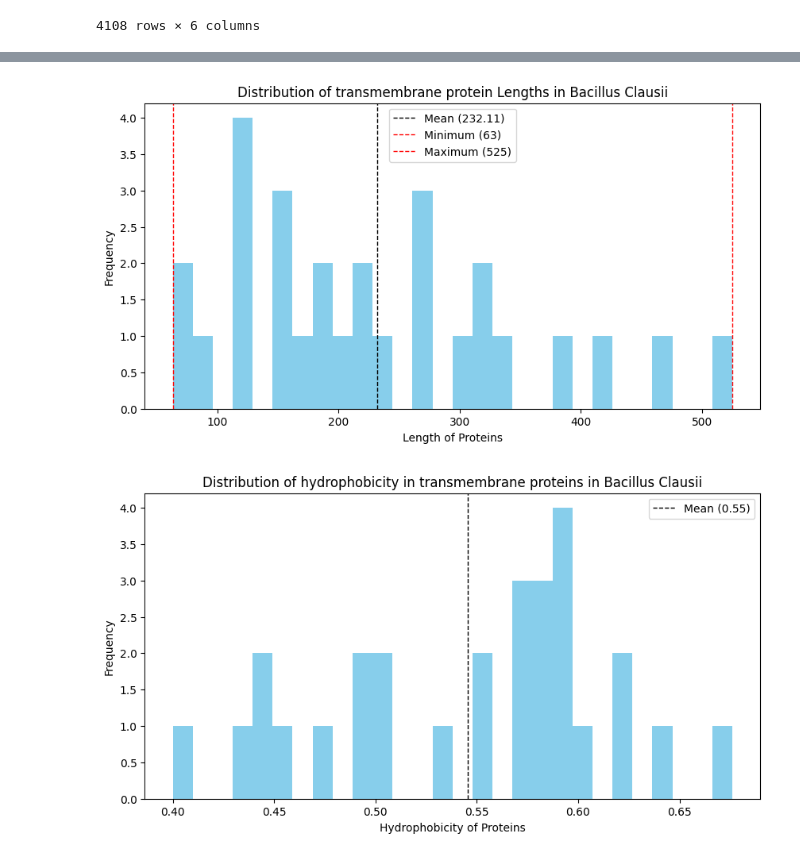
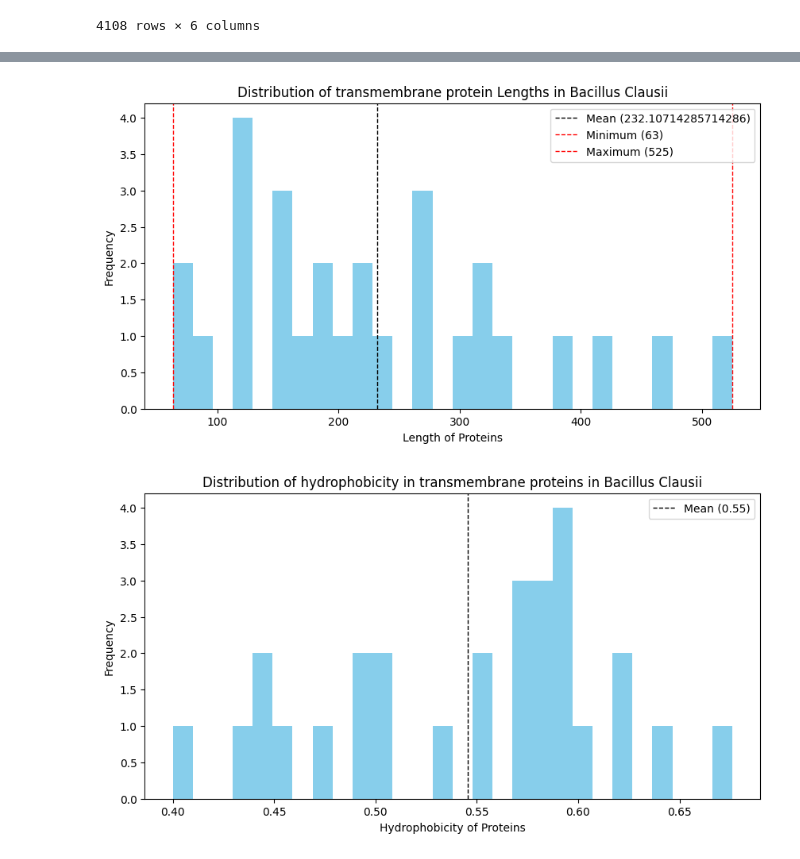
Before and after one commit to idobt97/Bioinformatocs_final_project, a Jupyter notebook: PartB.ipynb, the cells around one changed output, grey strips where cells are left out. Cells and saved outputs as stored; diff of their text form; code cells hidden in the pictures.

```diff
--- a/PartB.ipynb
+++ b/PartB.ipynb
@@ -171,25 +187,26 @@ df_transmembrane
 # %%
 # Analyze the data
 # Get the length of the proteins
 lengths = df_transmembrane["Length"].values
-mean_length = round(mean_length, 2)
-minimum_length = round(minimum_length, 2)
-maximum_length = round(maximum_length, 2)
+mean_length = np.mean(lengths)
+minimum_length = np.min(lengths)
+maximum_length = np.max(lengths)
+
 
 # Plot the data
 plt.figure(figsize=(10, 5))
 plt.hist(lengths, bins=28, color="skyblue")
 plt.axvline(mean_length, color='k', linestyle='dashed', linewidth=1)
 plt.axvline(minimum_length, color='r', linestyle='dashed', linewidth=1)
 plt.axvline(maximum_length, color='r', linestyle='dashed', linewidth=1)
 plt.xlabel("Length of Proteins")
 plt.ylabel("Frequency")
 plt.title("Distribution of transmembrane protein Lengths in Bacillus Clausii")
 plt.legend(["Mean (" + str(mean_length) + ")", "Minimum (" + str(minimum_length) + ")", "Maximum (" + str(maximum_length) + ")"])
 
 plt.show()
 # %% [output]
-[figure, old version]
+[figure, new version]
 # %%
 # Analyze the hydrophobicity of the proteins
 # Define the hydrophobic amino acids
```
Also changed, not shown: parts of 4 cells of this notebook, 6 other files.
